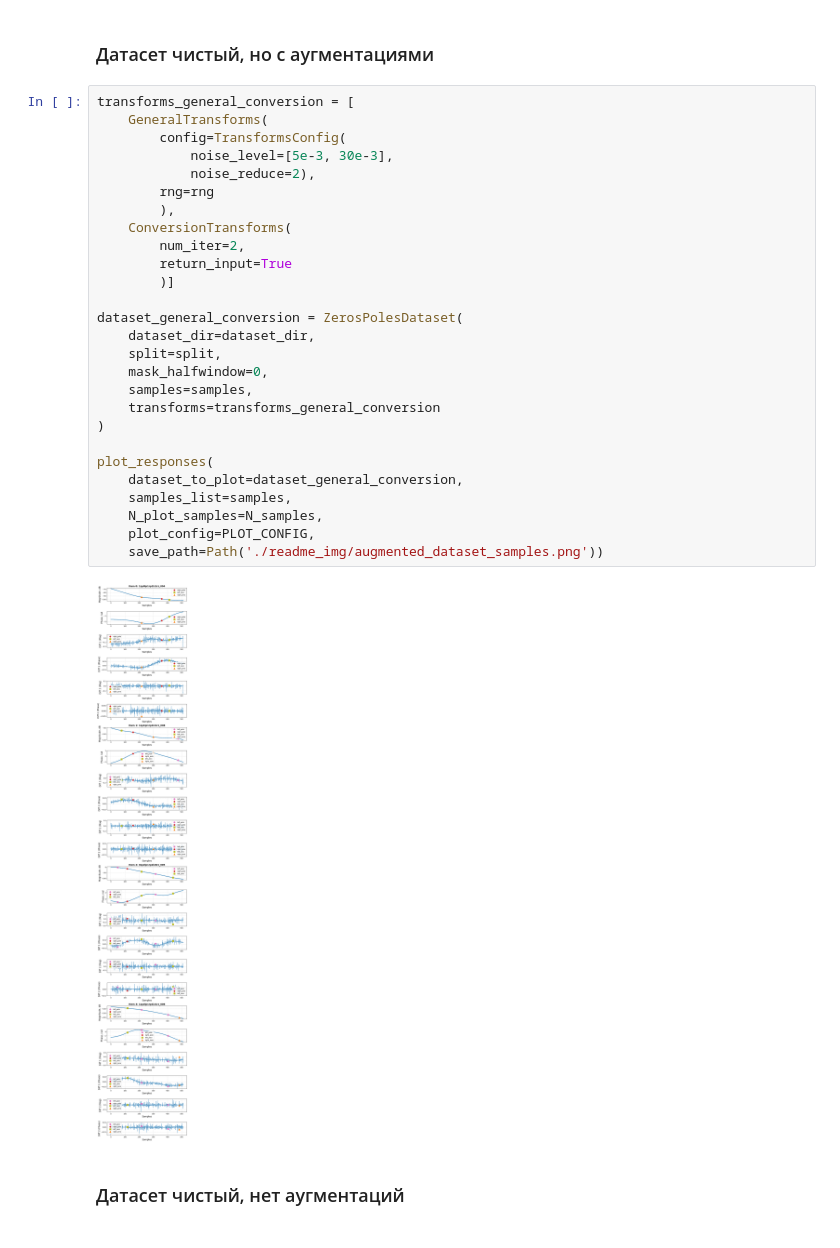
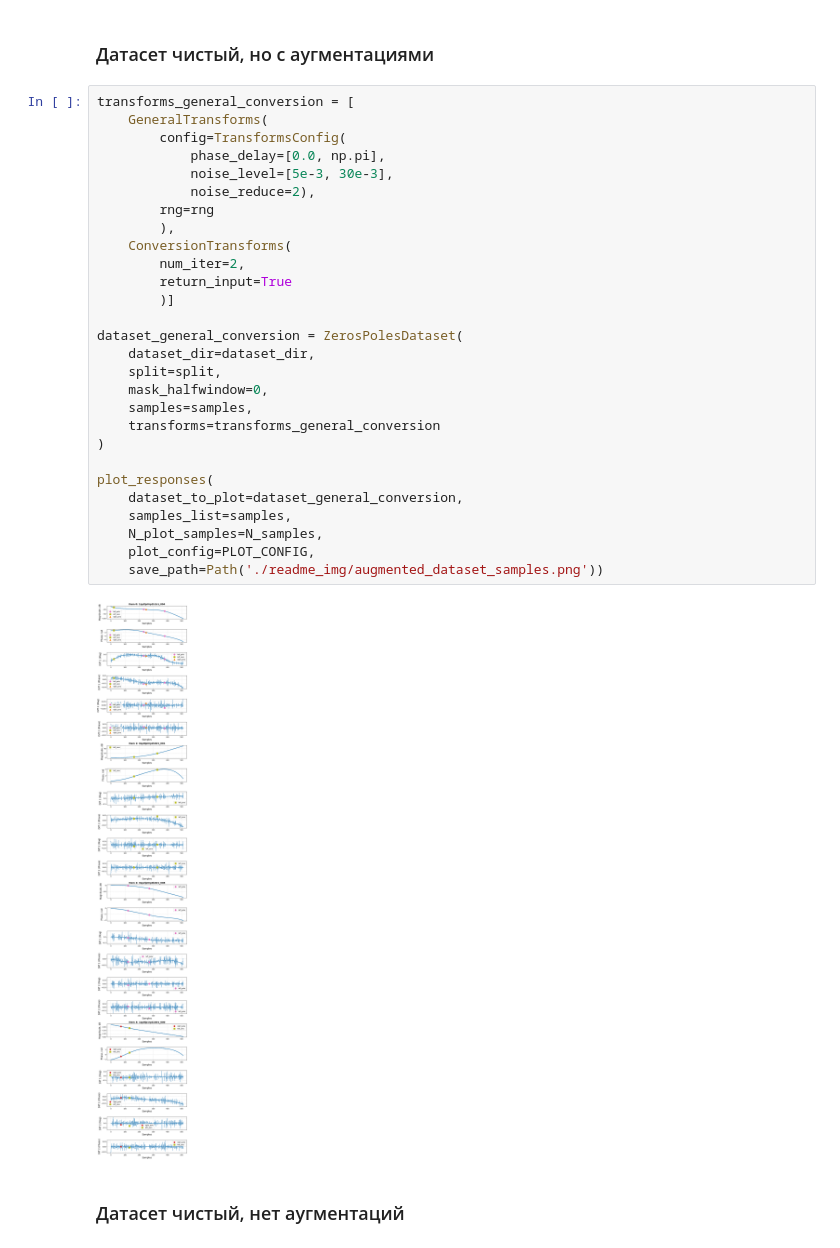
Before and after one commit to romangorbunov91/zeros-poles-masks, a Jupyter notebook: debug_nb.ipynb, the cells around one changed output. Drawn from its saved outputs; the diff is of its cells as text.

```diff
--- a/debug_nb.ipynb
+++ b/debug_nb.ipynb
@@ -171,32 +171,33 @@ PLOT_CONFIG = {
 # %%
 transforms_general_conversion = [
     GeneralTransforms(
         config=TransformsConfig(
+            phase_delay=[0.0, np.pi],
             noise_level=[5e-3, 30e-3],
             noise_reduce=2),
         rng=rng
         ),
     ConversionTransforms(
         num_iter=2,
         return_input=True
         )]
 
 dataset_general_conversion = ZerosPolesDataset(
     dataset_dir=dataset_dir,
     split=split,
     mask_halfwindow=0,
     samples=samples,
     transforms=transforms_general_conversion
 )
 
 plot_responses(
     dataset_to_plot=dataset_general_conversion,
     samples_list=samples,
     N_plot_samples=N_samples,
     plot_config=PLOT_CONFIG,
     save_path=Path('./readme_img/augmented_dataset_samples.png'))
 # %% [output]
-[figure, old version]
+[figure, new version]
 # %% [markdown]
 ### Датасет чистый, нет аугментаций
 # %%
```
Also changed, not shown: parts of 5 cells of this notebook, 5 other files.
